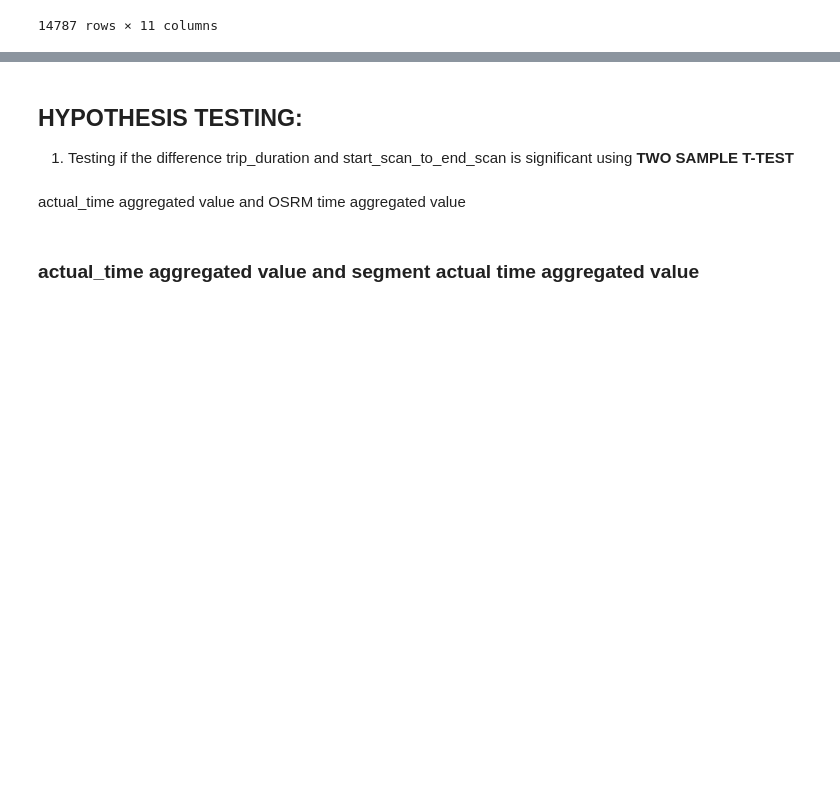
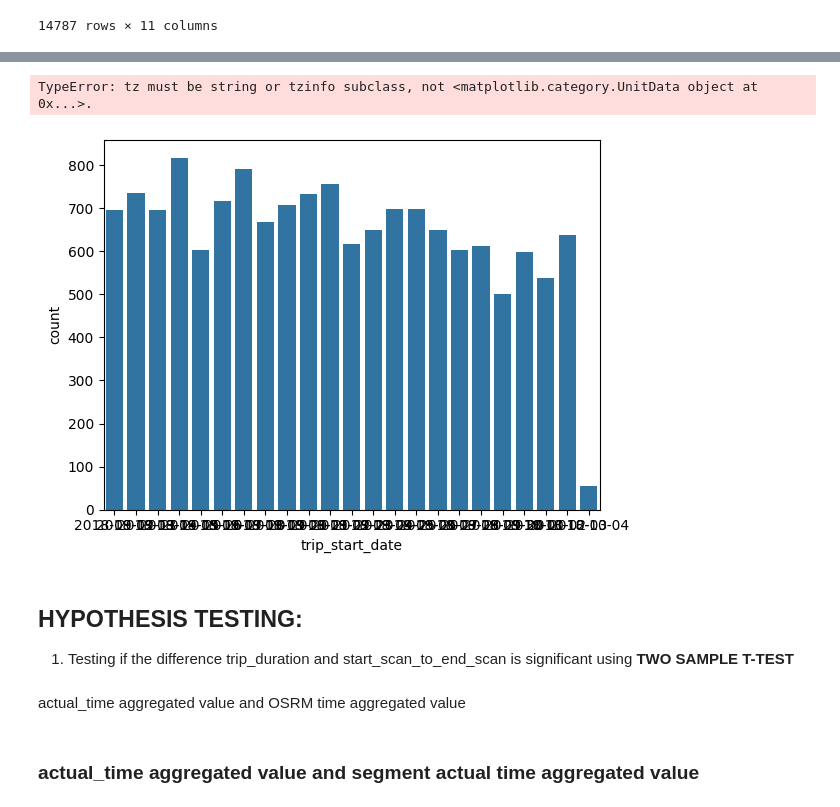
Before and after one commit to akshayabhale1406/SCLR_Delhivery_FE, a Jupyter notebook: Delhivery_FE.ipynb, the cells around one changed output, grey strips where cells are left out. Cells and saved outputs as stored; diff of their text form; code cells hidden in the pictures; blank space fills up the shorter version.

```diff
--- a/Delhivery_FE.ipynb
+++ b/Delhivery_FE.ipynb
@@ -393,3 +400,20 @@ most_busy_days.plot(kind = "bar")
+# %%
+import seaborn as sns
+import matplotlib.pyplot as plt
+
+most_busy_days = df_combined_times['trip_start_date'].value_counts().sort_index().reset_index()
+
+# Create the bar plot using seaborn
+sns.barplot(data=most_busy_days, x="trip_start_date", y="count")
+
+# Add markers to the bar plot using matplotlib
+plt.plot(most_busy_days['trip_start_date'], most_busy_days['count'], marker='*', markersize=10, color="r", linestyle='')
+# linestyle='' removes the line connecting markers
+
+plt.show()
+# %% [output]
+TypeError: tz must be string or tzinfo subclass, not <matplotlib.category.UnitData object at 0x...>.
+[figure, added]
 # %%
 df_combined_times = df_combined_times.drop(columns=['od_start_time', 'od_end_time'])
 start_scan_to_end_scan = df.groupby(["trip_uuid","destination_center"])["start_scan_to_end_scan"].first()
```
Also changed, not shown: parts of 3 cells of this notebook.
